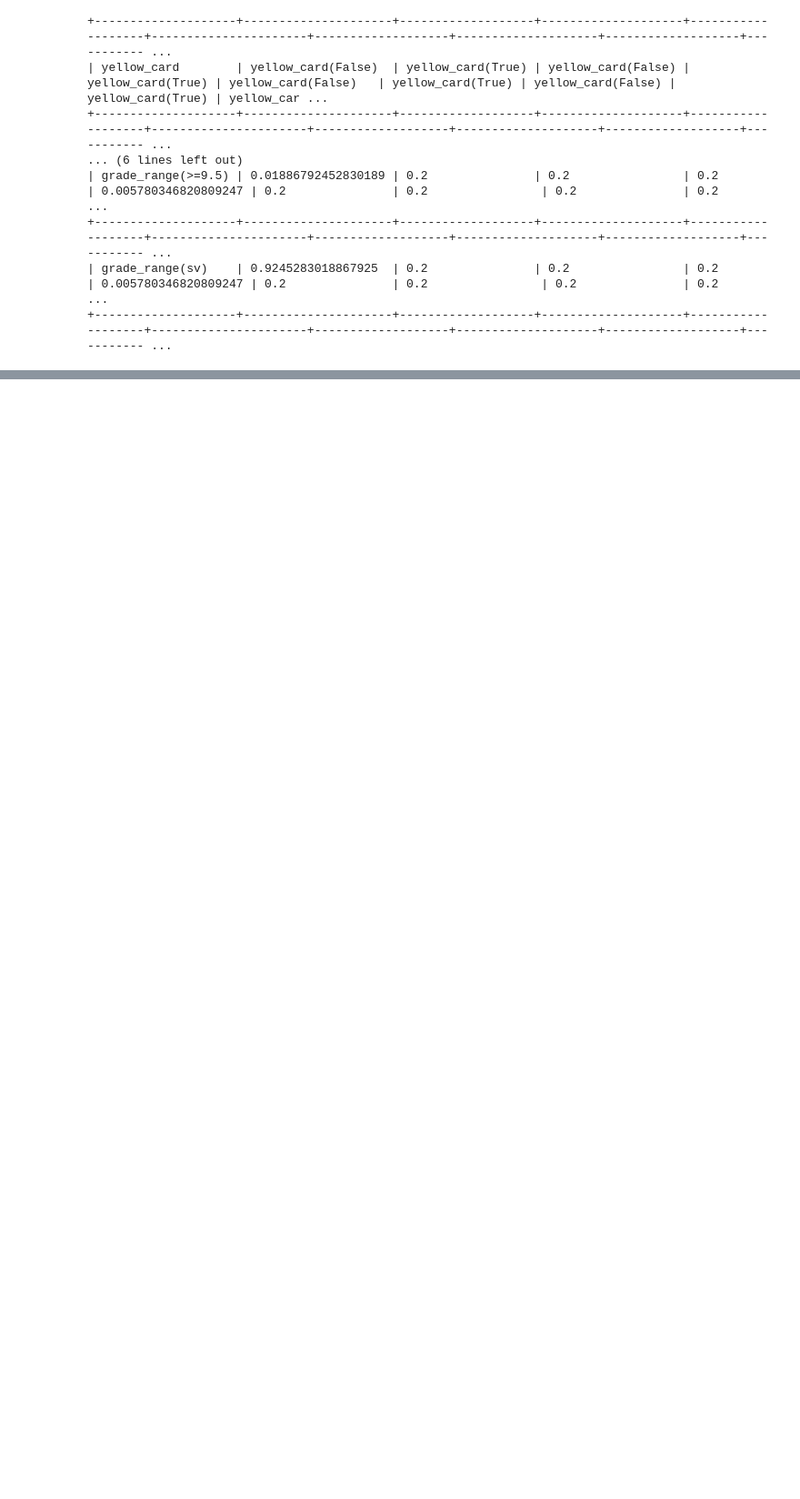
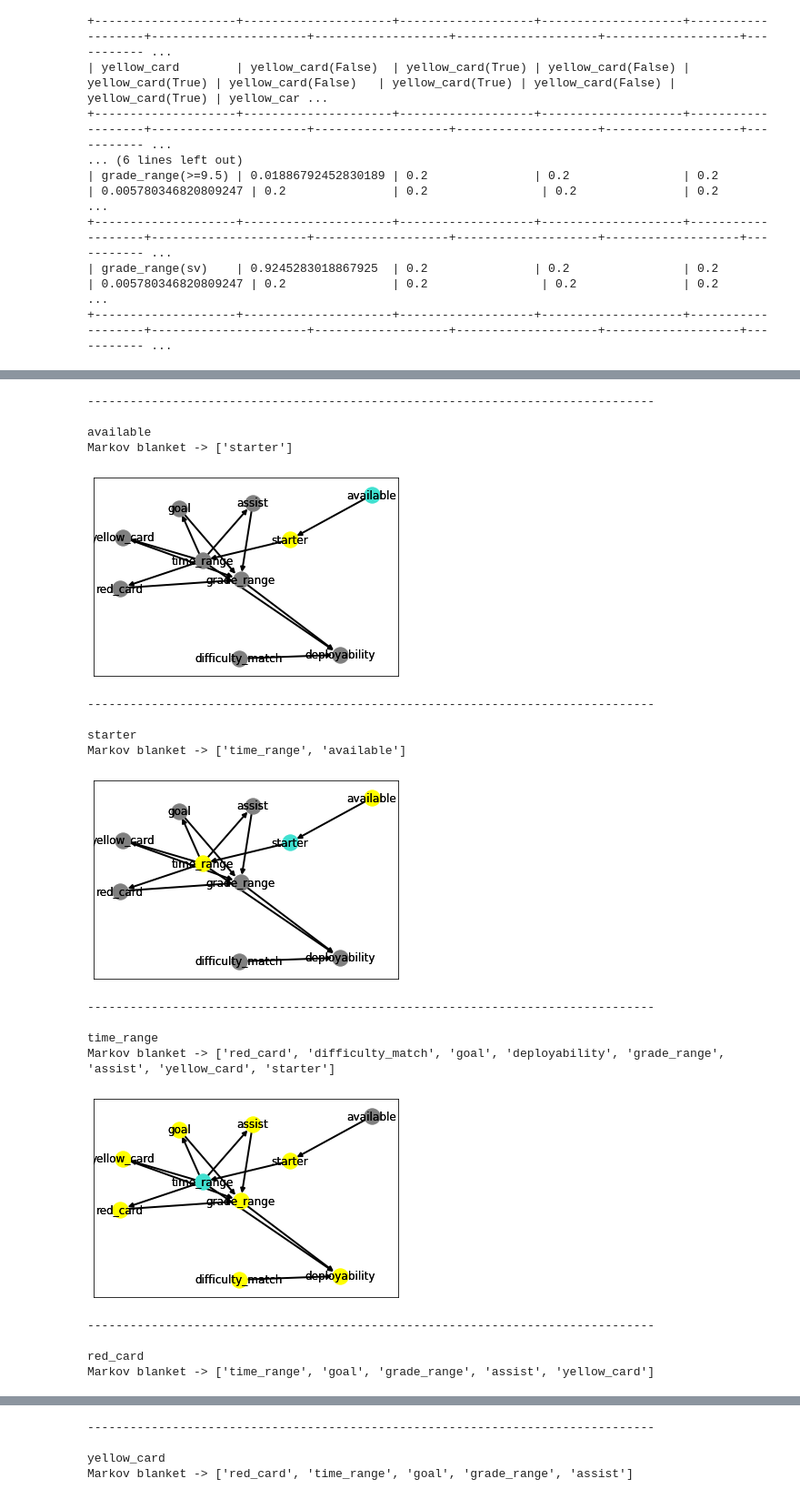
Before and after one commit to SalvoPisciotta/FantaBayesianNet, a Jupyter notebook: src/FantaBayesianNet.ipynb, the cells around one changed output, grey strips where cells are left out. Shown at 91% size. Cells and saved outputs as stored; diff of their text form; code cells hidden in the pictures; blank space fills up the shorter version.

```diff
--- a/src/FantaBayesianNet.ipynb
+++ b/src/FantaBayesianNet.ipynb
@@ -209,5 +214,5 @@ df_simy = pd.read_csv("stats_simy.csv")
 df_lozano = pd.read_csv("stats_lozano.csv")
 df_morata = pd.read_csv("stats_morata.csv")
 
-df = pd.concat([df_ibrahimovic, df_immobile, df_muriel, df_morata, df_lozano, df_simy])
-df
+#df = pd.concat([df_ibrahimovic, df_immobile, df_muriel, df_morata, df_lozano, df_simy])
+#df
@@ -307,7 +377,9 @@ df
+# %%
+df = pd.read_csv("stats_muriel.csv")
 # %%
 from pgmpy.estimators import BayesianEstimator
 
-model.fit(df, estimator=BayesianEstimator,prior_type="BDeu",equivalent_sample_size=10,complete_samples_only=False)
+model.fit(df, estimator=BayesianEstimator,prior_type="BDeu",equivalent_sample_size=1)
 print(model.get_cpds("grade_range"))
 
 # Fitting model
@@ -366,0 +425,41 @@ print(inference.query(['deployability'],{'difficulty_match' : 1, 'starter': True
+# %%
+from pgmpy.models import NoisyOrModel
+
+leaves = model.get_leaves()
+markov_blanket = {}
+
+for node in nodes:
+    if not node in leaves:
+        markov_blanket[node] = model.get_markov_blanket(node)
+        print("-"*80,"\n")
+        print(node, "\nMarkov blanket ->", markov_blanket[node])
+
+        nx.draw_networkx_nodes(DAG, pos, nodelist=[node], node_color='turquoise')
+        nx.draw_networkx_nodes(DAG, pos, nodelist=markov_blanket[node], node_color='yellow')
+        nx.draw_networkx_nodes(DAG, pos,
+               nodelist = [n for n in nodes if n not in markov_blanket[node] and n != node],
+               node_color='grey')
+        nx.draw_networkx_labels(DAG, pos)
+        nx.draw_networkx_labels(DAG, pos)
+        nx.draw_networkx_edges(DAG, pos, edge_color='black', width = 2.0, arrows=True)
+        plt.show()
+# %% [output]
+--------------------------------------------------------------------------------
+
+available
+Markov blanket -> ['starter']
+[figure, added]
+--------------------------------------------------------------------------------
+
+starter
+Markov blanket -> ['time_range', 'available']
+[figure, added]
+--------------------------------------------------------------------------------
+
+time_range
+Markov blanket -> ['red_card', 'difficulty_match', 'goal', 'deployability', 'grade_range', 'assist', 'yellow_card', 'starter']
+[figure, added]
+--------------------------------------------------------------------------------
+
+red_card
+Markov blanket -> ['time_range', 'goal', 'grade_range', 'assist', 'yellow_card']
@@ -366,0 +467,4 @@ print(inference.query(['deployability'],{'difficulty_match' : 1, 'starter': True
+--------------------------------------------------------------------------------
+
+yellow_card
+Markov blanket -> ['red_card', 'time_range', 'goal', 'grade_range', 'assist']
```
Also changed, not shown: parts of 14 cells of this notebook, 29 other files.
